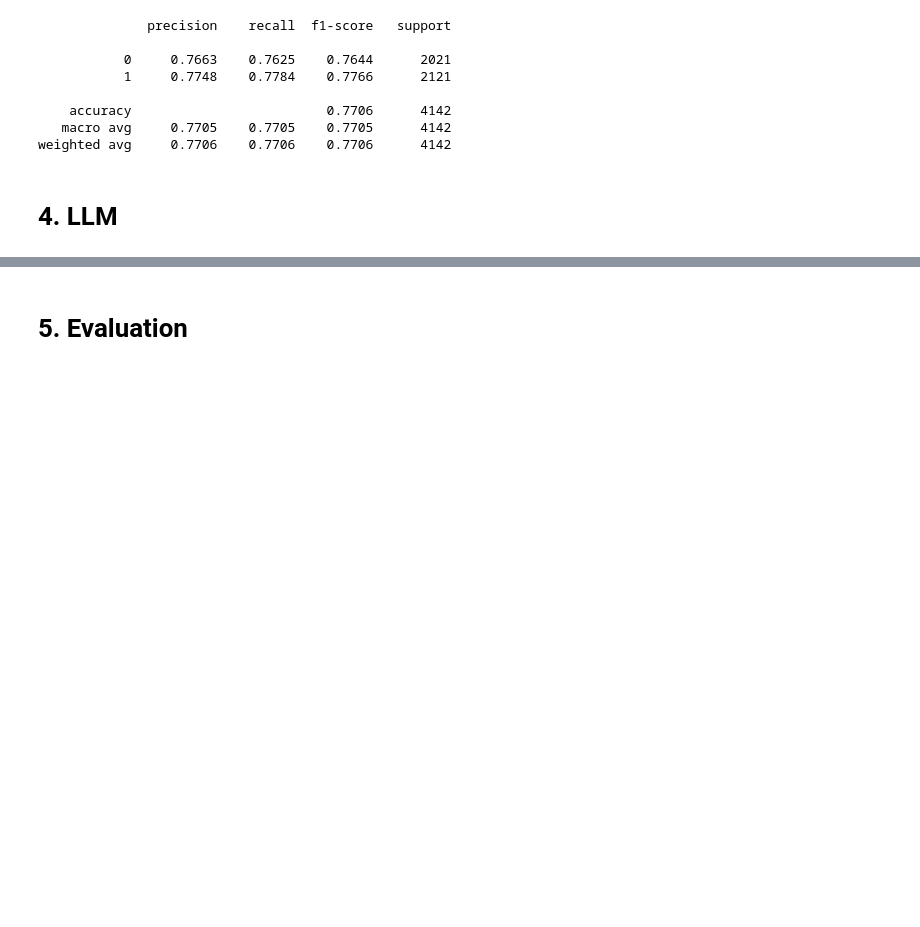
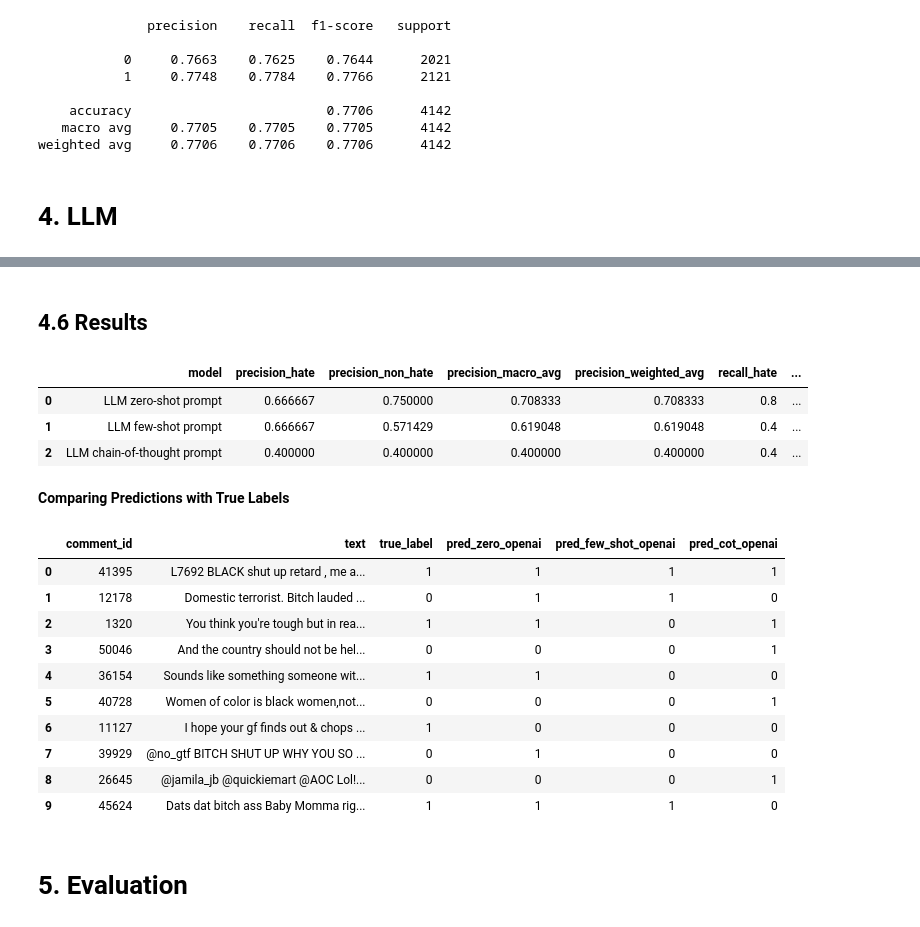
Before and after one commit to AugustBjerg/NLP-exam, a Jupyter notebook: notebooks/NLP_EXAM_FINAL_v1.ipynb, the cells around one changed output, grey strips where cells are left out. Drawn from its saved outputs; the diff is of its cells as text; code cells hidden in the pictures; blank space fills up the shorter version.

```diff
--- a/notebooks/NLP_EXAM_FINAL_v1.ipynb
+++ b/notebooks/NLP_EXAM_FINAL_v1.ipynb
@@ -1294,0 +878,4 @@ plt.show()
+# %%
+llm_df = filtered_df[['comment_id', 'text', 'is_hate_speech']].copy()
+
+llm_df
@@ -1294,0 +1187,15 @@ plt.show()
+# %%
+def run_classification(df, template_fn, classify_fn):
+    preds = []
+    for _, row in tqdm(df.iterrows(), total=len(df)):
+        prompt = template_fn.format(text=row.text)
+        out    = classify_fn(prompt)
+        preds.append("yes" if "yes" in out else "no")
+    return np.array(preds)
+
+# Example: assuming `sample_df` is defined
+simple_preds   = run_classification(sample_df, zero_shot_template, classify_with_llm)
+few_shot_preds = run_classification(sample_df, few_shot_template, classify_with_llm)
+cot_preds      = run_classification(sample_df, cot_3_template, classify_with_llm)
+# %% [markdown]
+## 4.6 Results
@@ -1294,0 +1227,56 @@ plt.show()
+# %%
+llm_results_df = pd.DataFrame(llm_results)
+llm_results_df
+# %% [output]
+|  | model | precision_hate | precision_non_hate | precision_macro_avg | precision_weighted_avg | recall_hate | ... |
+| 0 | LLM zero-shot prompt | 0.666667 | 0.750000 | 0.708333 | 0.708333 | 0.8 | ... |
+| 1 | LLM few-shot prompt | 0.666667 | 0.571429 | 0.619048 | 0.619048 | 0.4 | ... |
+| 2 | LLM chain-of-thought prompt | 0.400000 | 0.400000 | 0.400000 | 0.400000 | 0.4 | ... |
+# %% [markdown]
+**Comparing Predictions with True Labels**
+# %%
+# 1. Copy your sample (or full test) DataFrame
+comp_df = sample_df.copy()
+
+# 2. Add numeric preds
+comp_df['pred_simple'] = to_numeric(simple_preds)
+comp_df['pred_few']    = to_numeric(few_shot_preds)
+comp_df['pred_cot']    = to_numeric(cot_preds)
+
+# 3. (Optional) turn 0/1 back into yes/no strings
+# comp_df['pred_simple_str'] = np.where(comp_df['pred_simple']==1, 'yes', 'no')
+# comp_df['pred_few_str']    = np.where(comp_df['pred_few']==1,    'yes', 'no')
+# comp_df['pred_cot_str']    = np.where(comp_df['pred_cot']==1,    'yes', 'no')
+
+# 4. Rename your true‐label column to something easy
+comp_df = comp_df.rename(columns={'is_hate_speech': 'true_label'})
+
+
+
+# 5. See the full thing
+comp_df[['comment_id','text', 'true_label',
+               'pred_simple', 'pred_few', 'pred_cot']]
+
+comp_df = comp_df.rename(columns={
+    'pred_simple': f'pred_zero_{LLM_BACKEND}',
+    'pred_few': f'pred_few_shot_{LLM_BACKEND}',
+    'pred_cot': f'pred_cot_{LLM_BACKEND}'
+})
+
+timestamp = time.strftime("%Y%m%d-%H%M%S")
+
+comp_df.to_csv(f'./outputs/hate_speech_predictions_{LLM_BACKEND}_{timestamp}.csv', index=False)
+
+comp_df
+# %% [output]
+|  | comment_id | text | true_label | pred_zero_openai | pred_few_shot_openai | pred_cot_openai |
+| 0 | 41395 | L7692 BLACK shut up retard , me a... | 1 | 1 | 1 | 1 |
+| 1 | 12178 | Domestic terrorist. Bitch lauded ... | 0 | 1 | 1 | 0 |
+| 2 | 1320 | You think you're tough but in rea... | 1 | 1 | 0 | 1 |
+| 3 | 50046 | And the country should not be hel... | 0 | 0 | 0 | 1 |
+| 4 | 36154 | Sounds like something someone wit... | 1 | 1 | 0 | 0 |
+| 5 | 40728 | Women of color is black women,not... | 0 | 0 | 0 | 1 |
+| 6 | 11127 | I hope your gf finds out & chops ... | 1 | 0 | 0 | 0 |
+| 7 | 39929 | @no_gtf BITCH SHUT UP WHY YOU SO ... | 0 | 1 | 0 | 0 |
+| 8 | 26645 | @jamila_jb @quickiemart @AOC Lol!... | 0 | 0 | 0 | 1 |
+| 9 | 45624 | Dats dat bitch ass Baby Momma rig... | 1 | 1 | 1 | 0 |
```
Also changed, not shown: parts of 61 cells of this notebook.
